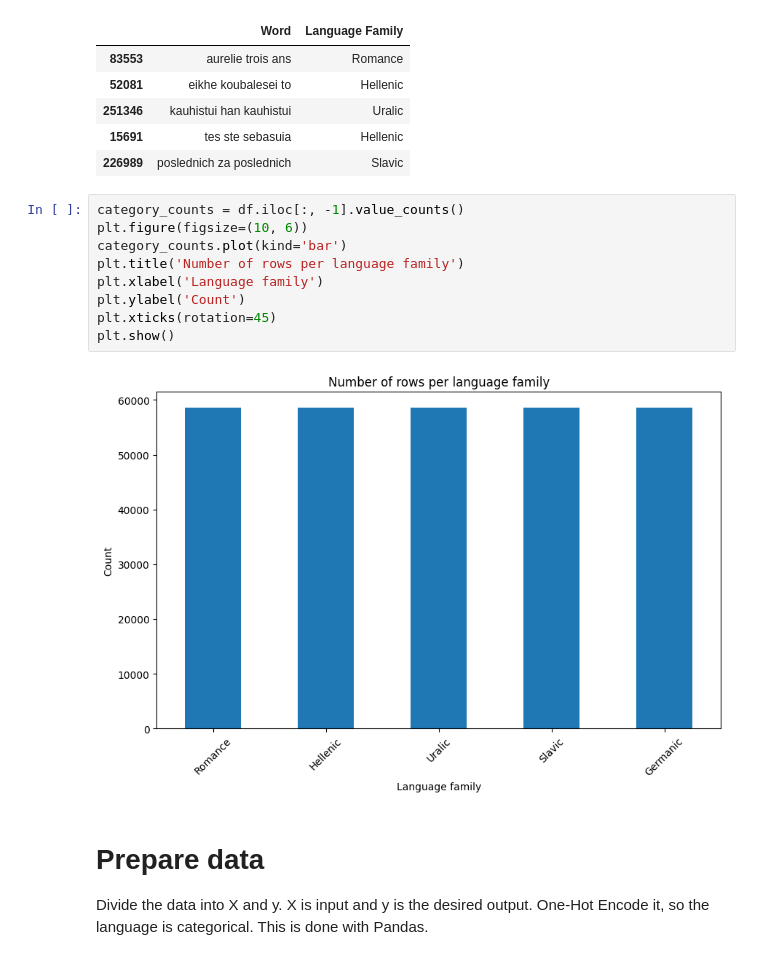
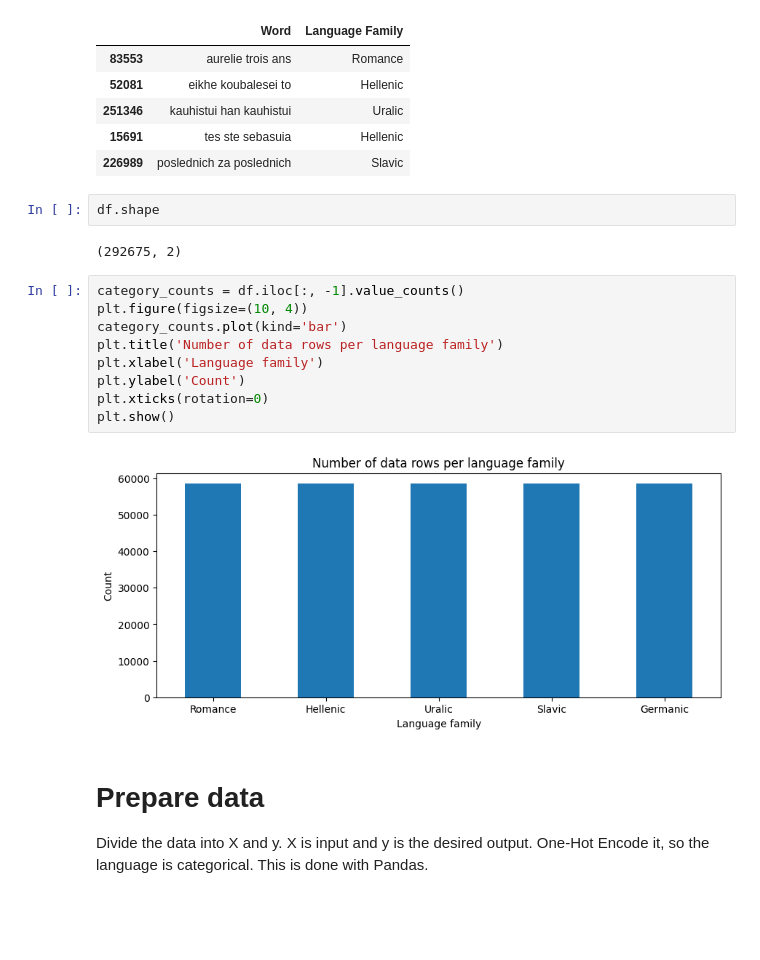
Before and after one commit to frederikbehr/Language-Identifier-ML-Model, a Jupyter notebook: model_language_families.ipynb, the cells around one changed output. Saved outputs shown, nothing was run; the diff lists cells and outputs as text; blank space fills up the shorter version.

```diff
--- a/model_language_families.ipynb
+++ b/model_language_families.ipynb
@@ -25,17 +25,21 @@ df.head()
 | 251346 | kauhistui han kauhistui | Uralic |
 | 15691 | tes ste sebasuia | Hellenic |
 | 226989 | poslednich za poslednich | Slavic |
+# %%
+df.shape
+# %% [output]
+(292675, 2)
 # %%
 category_counts = df.iloc[:, -1].value_counts()
-plt.figure(figsize=(10, 6))
+plt.figure(figsize=(10, 4))
 category_counts.plot(kind='bar')
-plt.title('Number of rows per language family')
+plt.title('Number of data rows per language family')
 plt.xlabel('Language family')
 plt.ylabel('Count')
-plt.xticks(rotation=45)
+plt.xticks(rotation=0)
 plt.show()
 # %% [output]
-[figure, old version]
+[figure, new version]
 # %% [markdown]
 # Prepare data
 Divide the data into X and y. X is input and y is the desired output.
```
Also changed, not shown: parts of 9 cells of this notebook, 2 other files.
